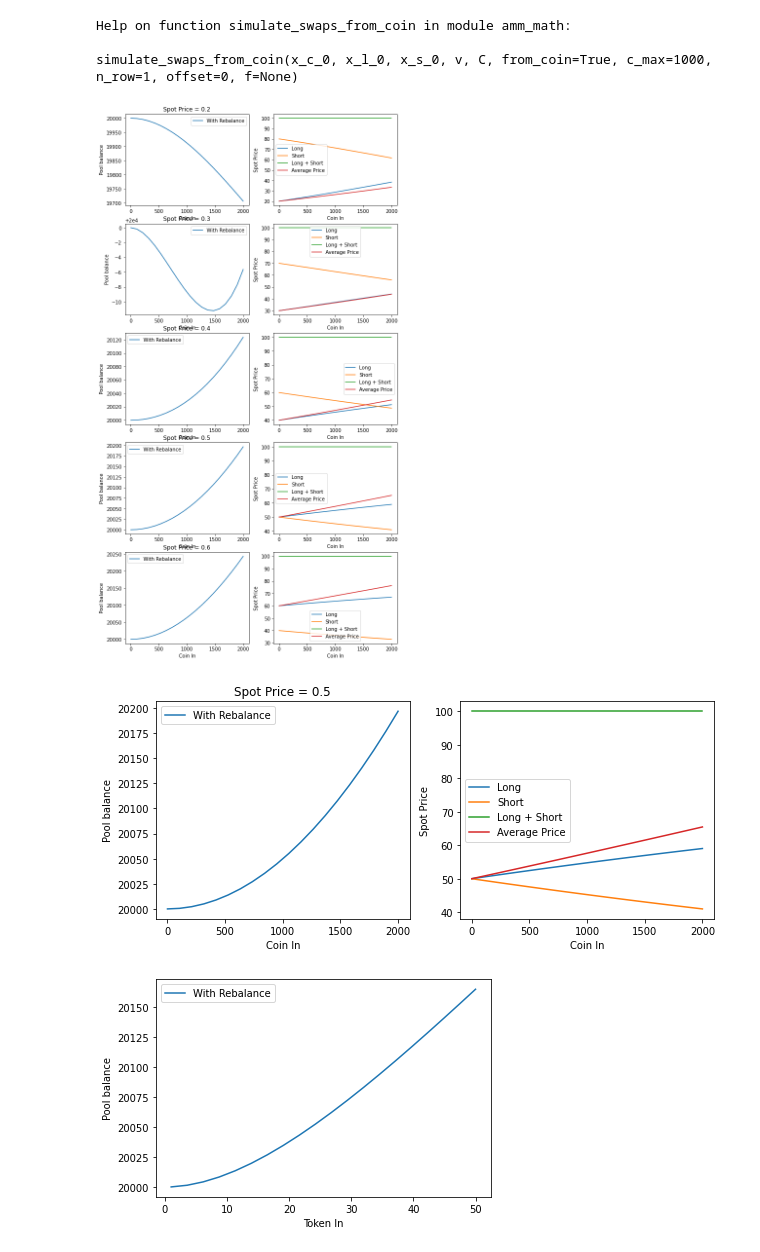
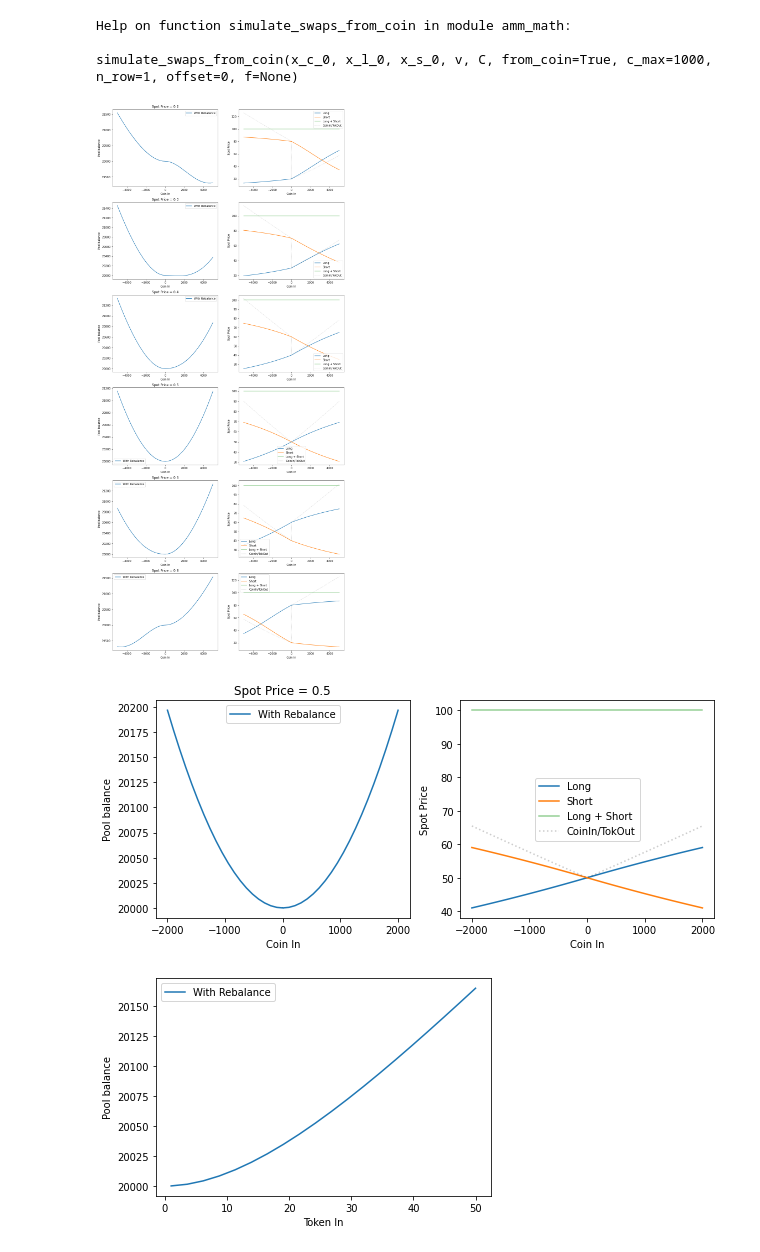
Before and after one commit to fetchai/mettalex-market-maker, a Jupyter notebook: amm_balancer.ipynb, the cells around one changed output. Drawn from its saved outputs; the diff is of its cells as text; code cells hidden in the pictures.

Commit message:
MEX-495 Update price impact plots to show short and long net imbalance

```diff
--- a/amm_balancer.ipynb
+++ b/amm_balancer.ipynb
@@ -412,14 +412,14 @@ Help on function simulate_swaps_from_coin in module amm_math:
 
 simulate_swaps_from_coin(x_c_0, x_l_0, x_s_0, v, C, from_coin=True, c_max=1000, n_row=1, offset=0, f=None)
 # %%
-asset_spots = [0.2, 0.3, 0.4, 0.5, 0.6]
+asset_spots = [0.2, 0.3, 0.4, 0.5, 0.6, 0.8]
 n_spots = len(asset_spots)
-f = plt.figure(figsize=(10, 4*n_spots))
+f = plt.figure(figsize=(15, 6*n_spots))
 for i, spot in enumerate(asset_spots):
-    simulate_swaps_from_coin(10000, 100, 100, spot, 100, c_max=2000, n_row=n_spots, offset=i)
+    simulate_swaps_from_coin(10000, 100, 100, spot, 100, c_max=5000, n_row=n_spots, offset=i)
 f.savefig('amm_spot_prices.png')
 # %% [output]
-[figure, old version]
+[figure, new version]
 # %%
 asset_spots = [ 0.5]
 n_spots = len(asset_spots)
@@ -428,7 +428,7 @@ for i, spot in enumerate(asset_spots):
     simulate_swaps_from_coin(10000, 100, 100, spot, 100, c_max=2000, n_row=n_spots, offset=i, f=f)
 f.savefig('amm_spot_prices_50.png')
 # %% [output]
-[figure, old version]
+[figure, new version]
 # %%
 initial_state = set_amm_state(10000, 100, 100, 0.5, 100)
 tok_in = np.linspace(1., 50., 20)
```
Also changed, not shown: parts of 1 cell of this notebook, 1 other file.
